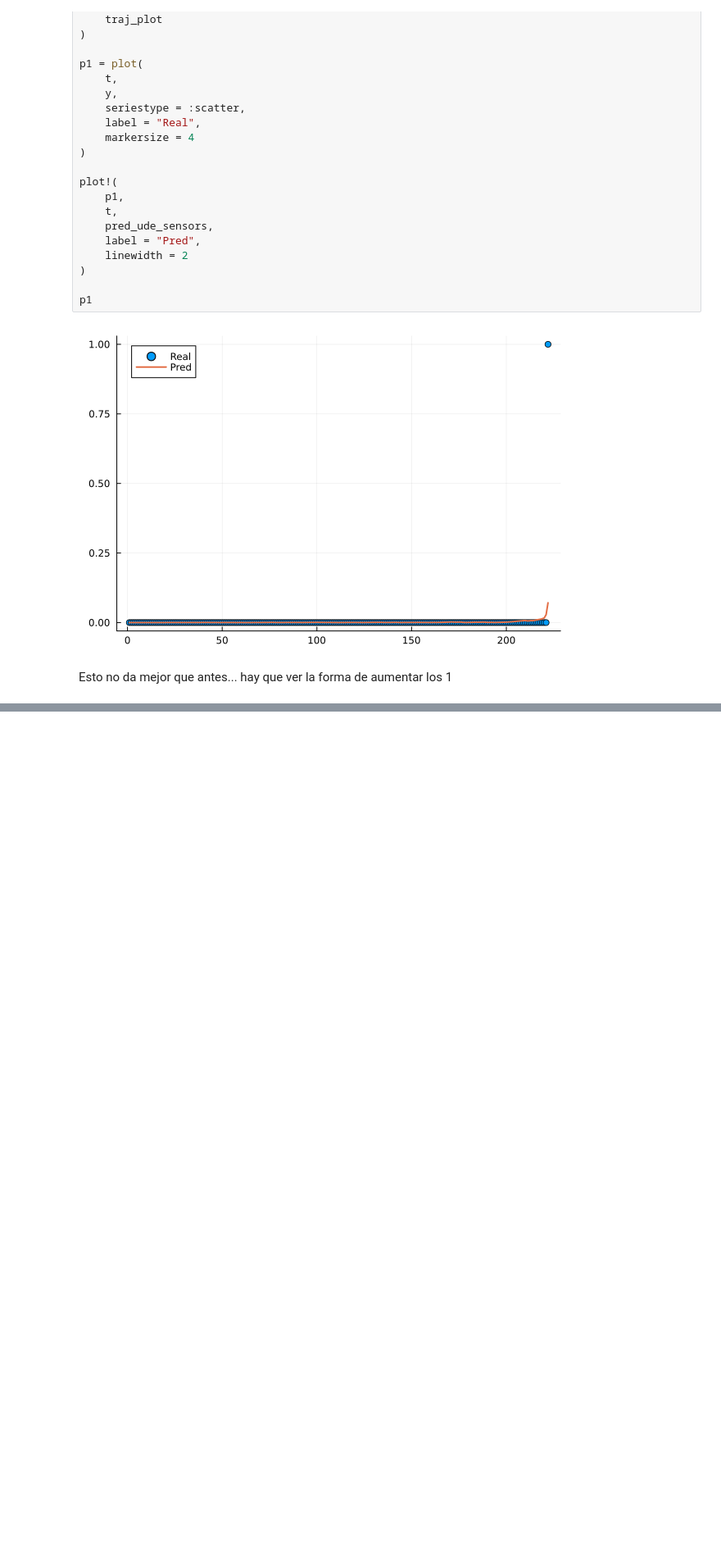
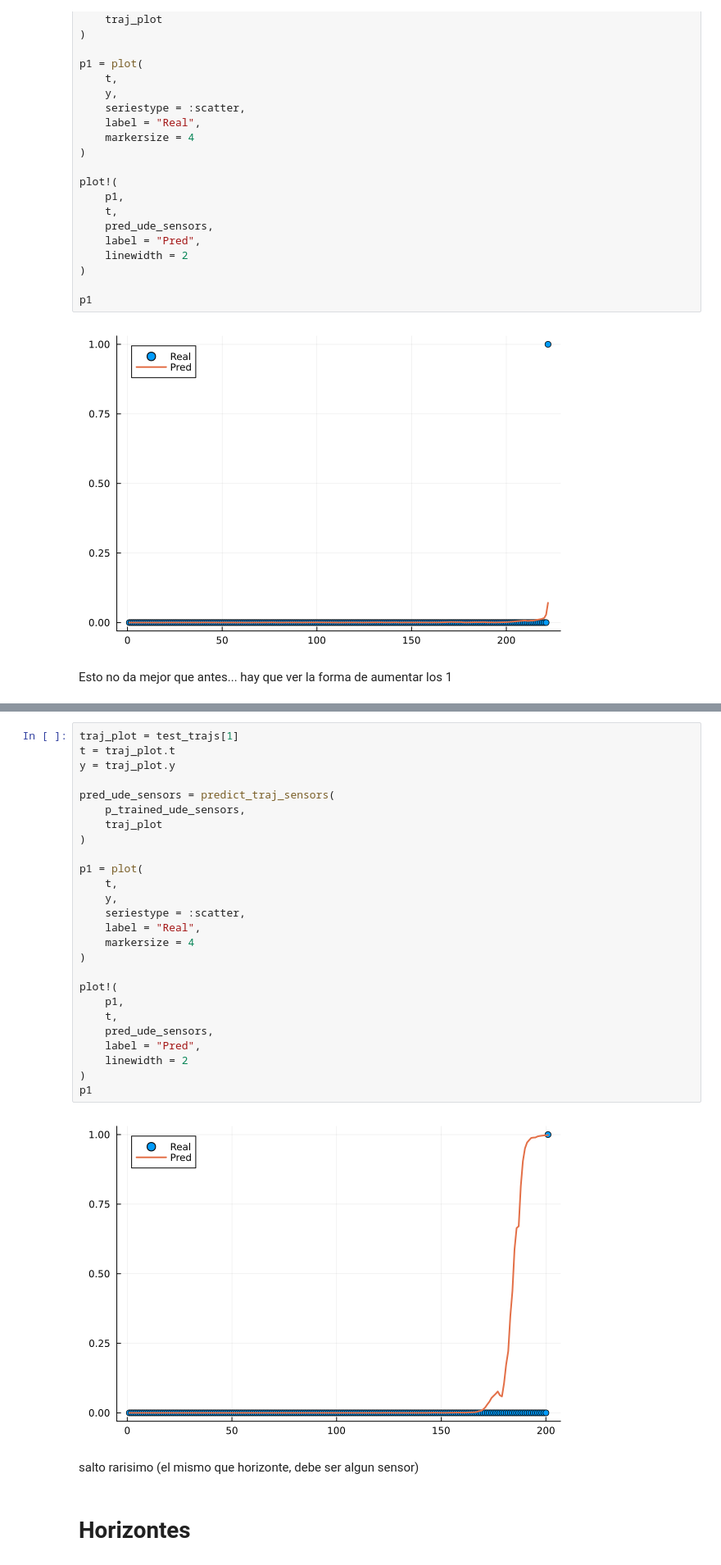
Before and after one commit to SoutoSebastian/TP-DegradacionDeMotores, a Jupyter notebook: mi_entorno/degradacion2.ipynb, the cells around one changed output, grey strips where cells are left out. Shown at 82% size. Drawn from its saved outputs; the diff is of its cells as text; blank space fills up the shorter version.

```diff
--- a/mi_entorno/degradacion2.ipynb
+++ b/mi_entorno/degradacion2.ipynb
@@ -1337,0 +1415,32 @@ Esto no da mejor que antes... hay que ver la forma de aumentar los 1
+# %%
+traj_plot = test_trajs[1]
+t = traj_plot.t
+y = traj_plot.y
+
+pred_ude_sensors = predict_traj_sensors(
+    p_trained_ude_sensors,
+    traj_plot
+)
+
+p1 = plot(
+    t,
+    y,
+    seriestype = :scatter,
+    label = "Real",
+    markersize = 4
+)
+
+plot!(
+    p1,
+    t,
+    pred_ude_sensors,
+    label = "Pred",
+    linewidth = 2
+)
+p1
+# %% [output]
+[figure, added]
+# %% [markdown]
+salto rarisimo (el mismo que horizonte, debe ser algun sensor)
+# %% [markdown]
+# Horizontes
```
Also changed, not shown: parts of 22 cells of this notebook.
